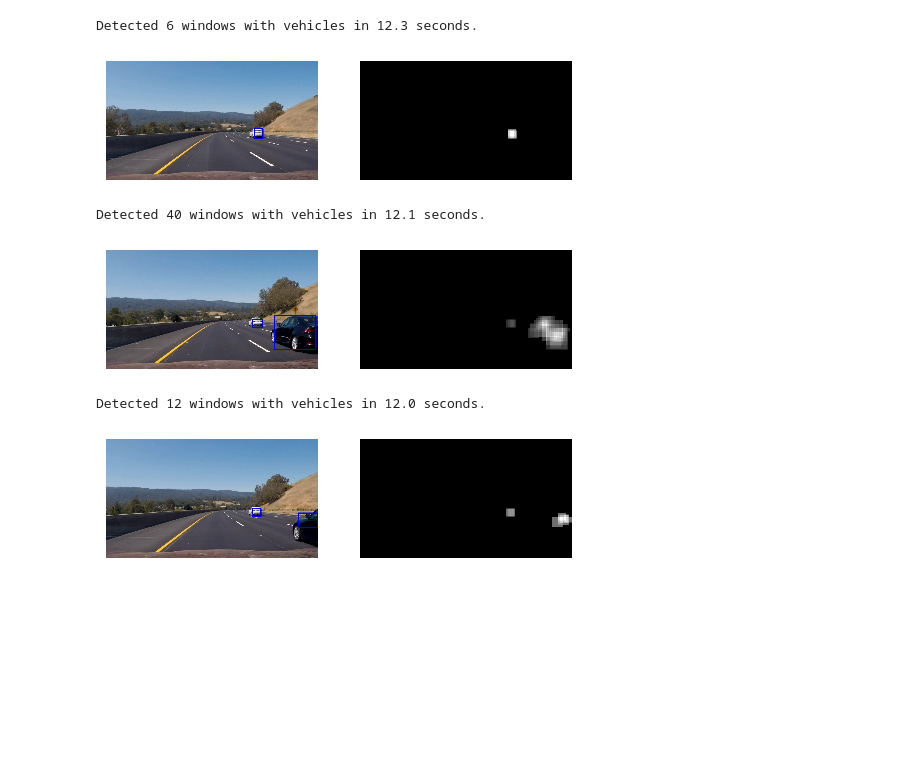
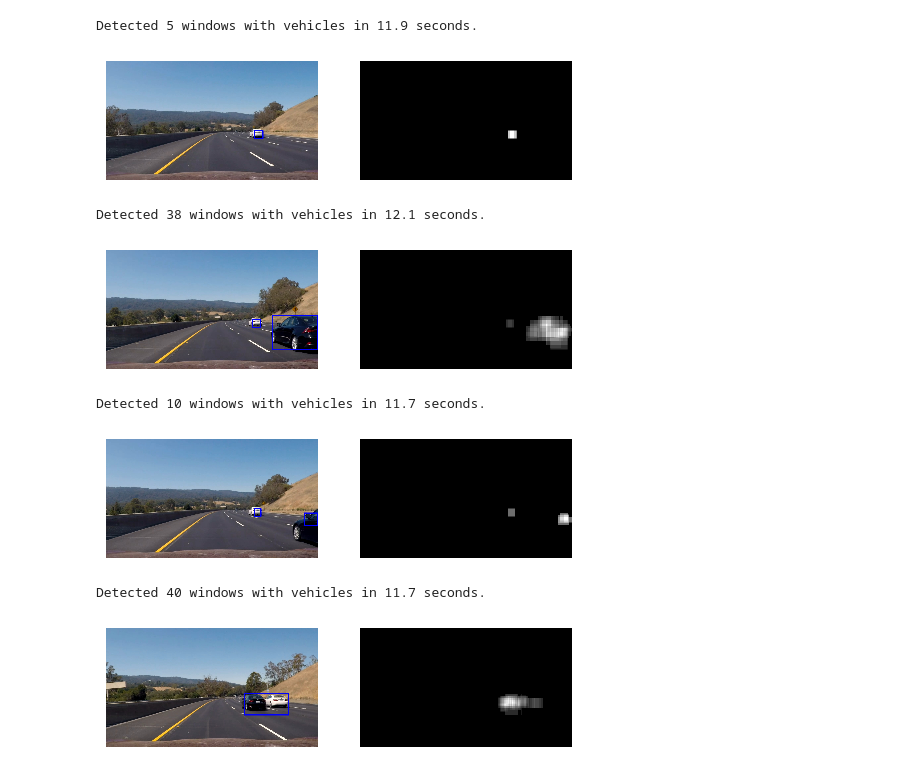
Before and after one commit to chris-schwartz/carnd_vehicle_detection, a Jupyter notebook: P5_Testing_Notebook.ipynb, the cells around one changed output. Cells and saved outputs as stored; diff of their text form; code cells hidden in the pictures; blank space fills up the shorter version.

```diff
--- a/P5_Testing_Notebook.ipynb
+++ b/P5_Testing_Notebook.ipynb
@@ -131,26 +364,23 @@ Finished training in 63 seconds with 99.437% accuracy.
 # %%
-pipeline.set_verbose(True)
-def view_some_samples(samples, view_count):
-    random_samples = []
-    for i in range(0, view_count):
-        random_samples.append(random.choice(samples))
-    show_images(images=random_samples, main_title="Detected Car Images")
 
-image_numbers = [1920,720, 690]
+image_numbers = [1920,720, 690, 900]
 for img_number in image_numbers:
     img = load_image('project_video_images/frame{:d}.jpg'.format(img_number))
 
     labeled_boxes, heatmap = pipeline.detect_vehicles(img, threshold=2, return_heatmap=True)
     labled_img = draw_boxes(img, labeled_boxes)
 
     show_images((labled_img,heatmap), per_row=2)
+    view_some_samples()
 # %% [output]
-Detected 6 windows with vehicles in 12.3 seconds.
+Detected 5 windows with vehicles in 11.9 seconds.
 [figure]
-Detected 40 windows with vehicles in 12.1 seconds.
+Detected 38 windows with vehicles in 12.1 seconds.
-[figure, old version]
+[figure, new version]
-Detected 12 windows with vehicles in 12.0 seconds.
+Detected 10 windows with vehicles in 11.7 seconds.
-[figure, old version]
+[figure, new version]
+Detected 40 windows with vehicles in 11.7 seconds.
+[figure, added]
 # %%
 from run import VehicleDetectionPipeline
 
```
Also changed, not shown: parts of 27 cells of this notebook, 10 other files.
